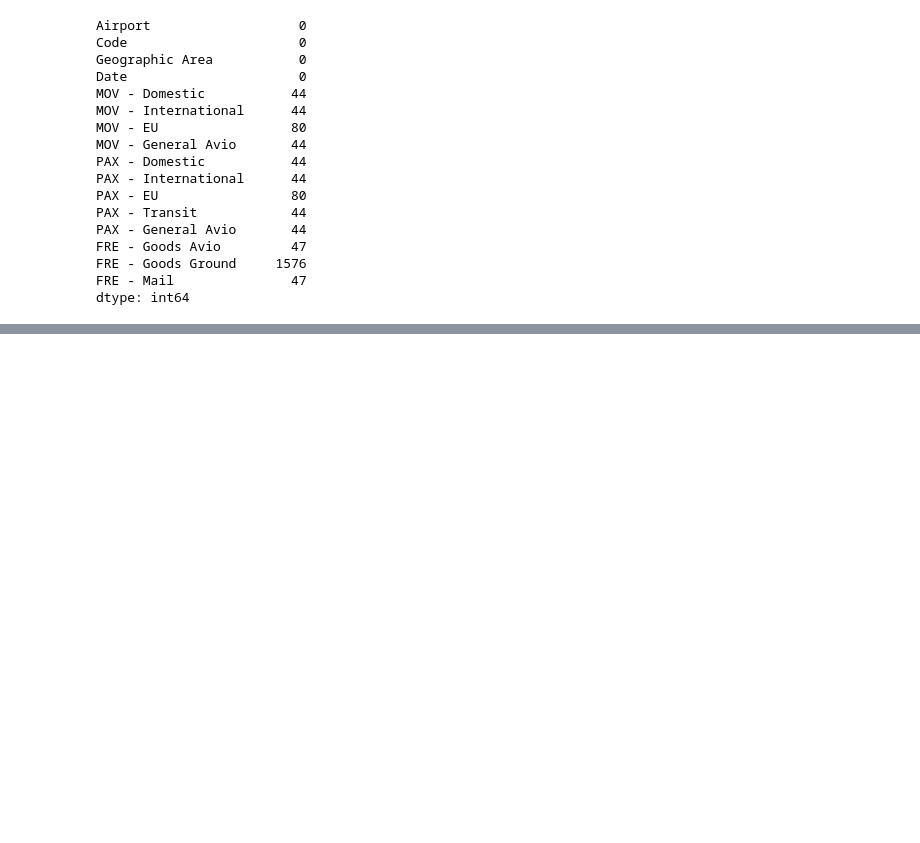
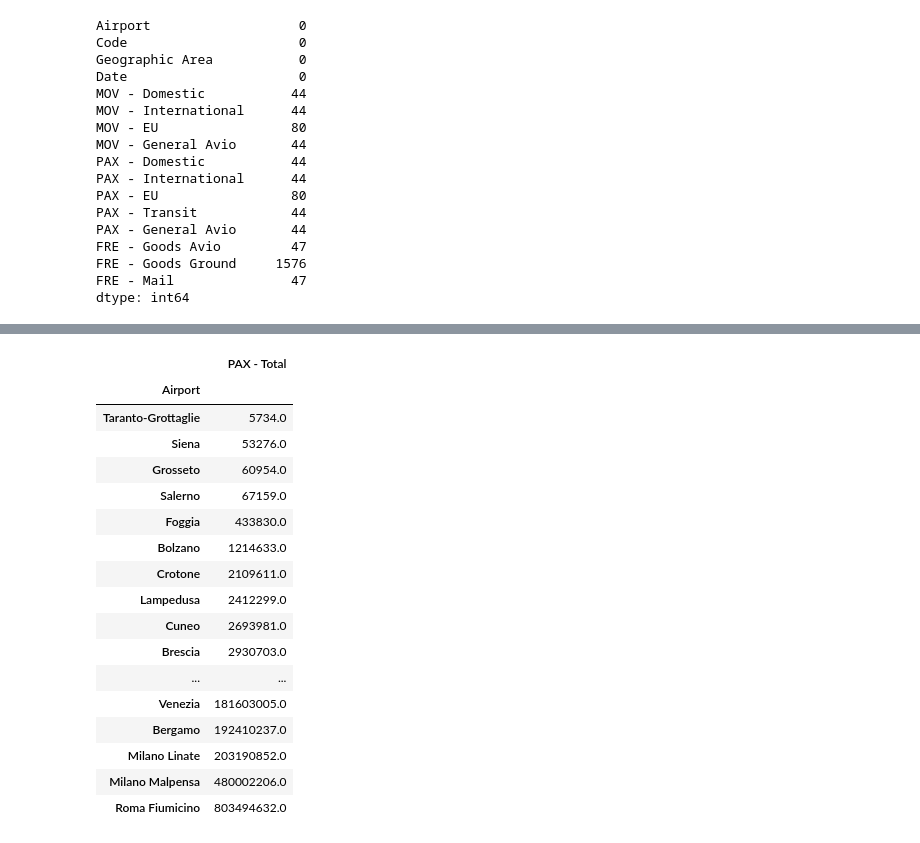
Before and after one commit to fedfioravanti/Italian_Airports, a Jupyter notebook: ItalyAirports_01_collection_prep.ipynb, the cells around one changed output, grey strips where cells are left out. Saved outputs shown, nothing was run; the diff lists cells and outputs as text; code cells hidden in the pictures; blank space fills up the shorter version.

```diff
--- a/ItalyAirports_01_collection_prep.ipynb
+++ b/ItalyAirports_01_collection_prep.ipynb
@@ -879,3 +970,26 @@ df_mod['FRE - Total'] = df_mod['FRE - Goods Avio'] + df_mod['FRE - Goods Ground'
+# %%
+pax = pd.DataFrame(df_mod.groupby('Airport')['PAX - Total'].sum())
+# %%
+pax.sort_values(by='PAX - Total', ascending=True).round(0)
+# %% [output]
+|  | PAX - Total |
+| Airport |  |
+| Taranto-Grottaglie | 5734.0 |
+| Siena | 53276.0 |
+| Grosseto | 60954.0 |
+| Salerno | 67159.0 |
+| Foggia | 433830.0 |
+| Bolzano | 1214633.0 |
+| Crotone | 2109611.0 |
+| Lampedusa | 2412299.0 |
+| Cuneo | 2693981.0 |
+| Brescia | 2930703.0 |
+| ... | ... |
+| Venezia | 181603005.0 |
+| Bergamo | 192410237.0 |
+| Milano Linate | 203190852.0 |
+| Milano Malpensa | 480002206.0 |
+| Roma Fiumicino | 803494632.0 |
 # %%
 # save the test dataframe as CSV
 df_t.to_csv('datasets/final/df_fin.csv', encoding='utf-8', index=False)
```
Also changed, not shown: parts of 13 cells of this notebook.
